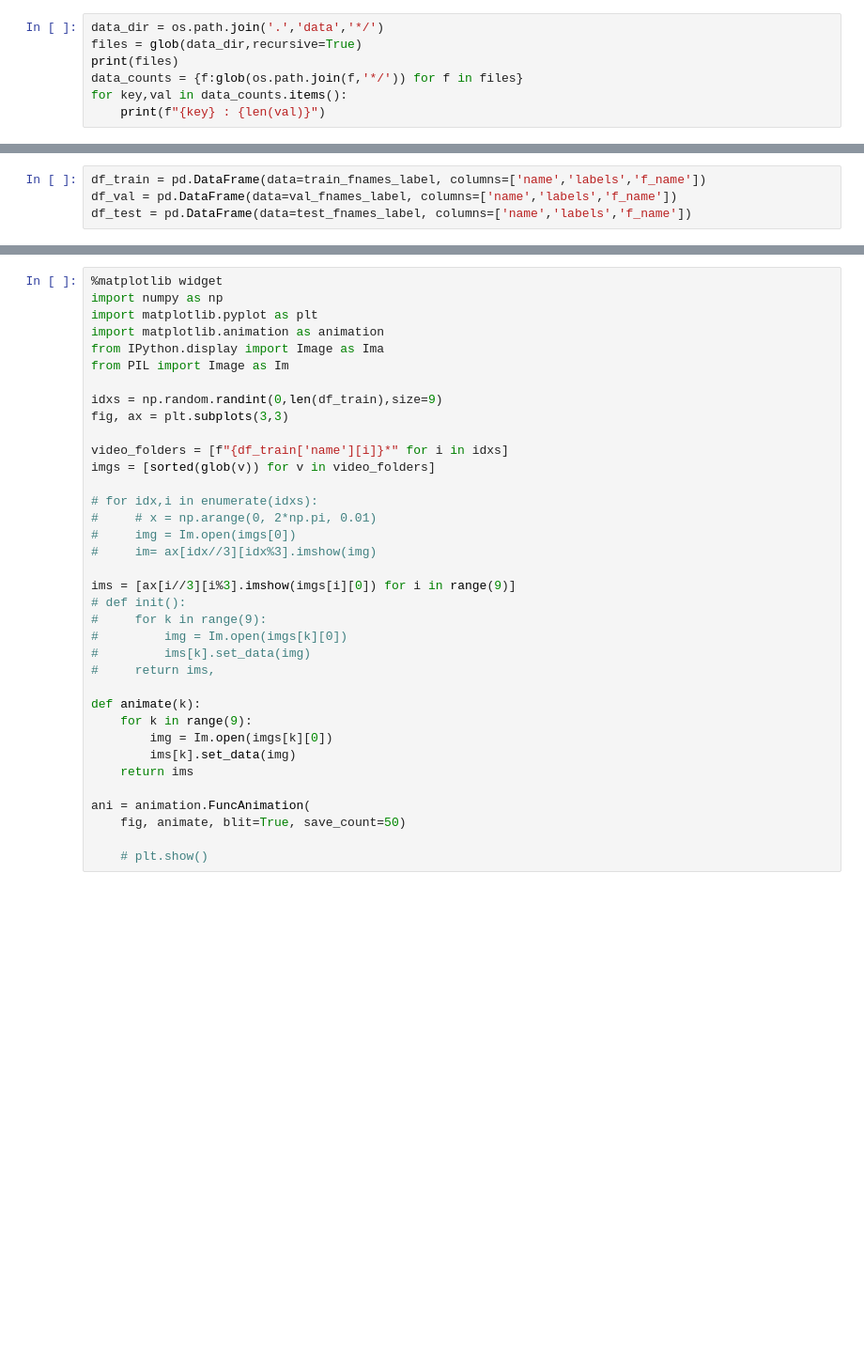
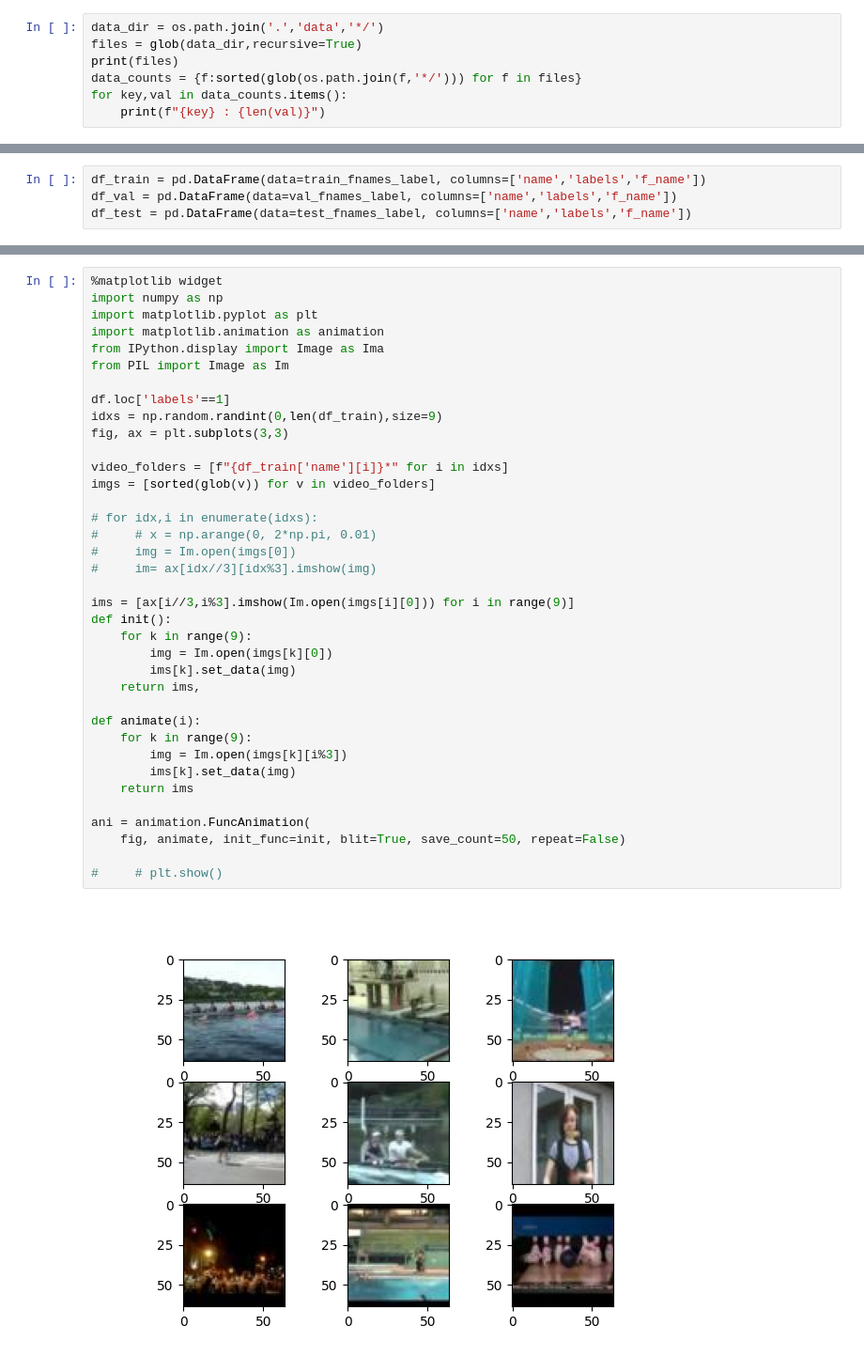
Before and after one commit to SudoMishra/Assessment3, a Jupyter notebook: EDA.ipynb, the cells around one changed output, grey strips where cells are left out. Shown: that part at 94% size. Saved outputs shown, nothing was run; the diff lists cells and outputs as text; blank space fills up the shorter version.

```diff
--- a/EDA.ipynb
+++ b/EDA.ipynb
@@ -16,7 +16,7 @@ plt.rcParams["animation.html"] = "html5"
 data_dir = os.path.join('.','data','*/')
 files = glob(data_dir,recursive=True)
 print(files)
-data_counts = {f:glob(os.path.join(f,'*/')) for f in files}
+data_counts = {f:sorted(glob(os.path.join(f,'*/'))) for f in files}
 for key,val in data_counts.items():
     print(f"{key} : {len(val)}")
 # %% [output]
@@ -73,36 +62,39 @@ ax.set(title="Val Label Distribution")
 # %%
 %matplotlib widget
 import numpy as np
 import matplotlib.pyplot as plt
 import matplotlib.animation as animation
 from IPython.display import Image as Ima
 from PIL import Image as Im
 
+df.loc['labels'==1]
 idxs = np.random.randint(0,len(df_train),size=9)
 fig, ax = plt.subplots(3,3)
 
 video_folders = [f"{df_train['name'][i]}*" for i in idxs]
 imgs = [sorted(glob(v)) for v in video_folders]
 
 # for idx,i in enumerate(idxs):
 #     # x = np.arange(0, 2*np.pi, 0.01)
 #     img = Im.open(imgs[0])
 #     im= ax[idx//3][idx%3].imshow(img)
 
-ims = [ax[i//3][i%3].imshow(imgs[i][0]) for i in range(9)]
-# def init():
-#     for k in range(9):
-#         img = Im.open(imgs[k][0])
-#         ims[k].set_data(img)
-#     return ims,
-
-def animate(k):
+ims = [ax[i//3,i%3].imshow(Im.open(imgs[i][0])) for i in range(9)]
+def init():
     for k in range(9):
         img = Im.open(imgs[k][0])
+        ims[k].set_data(img)
+    return ims,
+
+def animate(i):
+    for k in range(9):
+        img = Im.open(imgs[k][i%3])
         ims[k].set_data(img)
     return ims
 
 ani = animation.FuncAnimation(
-    fig, animate, blit=True, save_count=50)
+    fig, animate, init_func=init, blit=True, save_count=50, repeat=False)
 
-    # plt.show()
+#     # plt.show()
+# %% [output]
+[figure, added]
```
Also changed, not shown: parts of 14 cells of this notebook, 32 other files.
